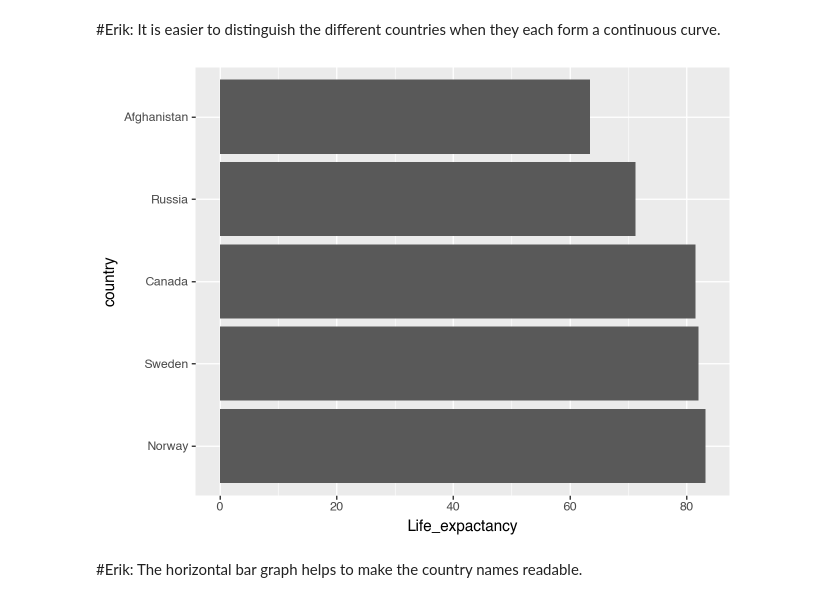
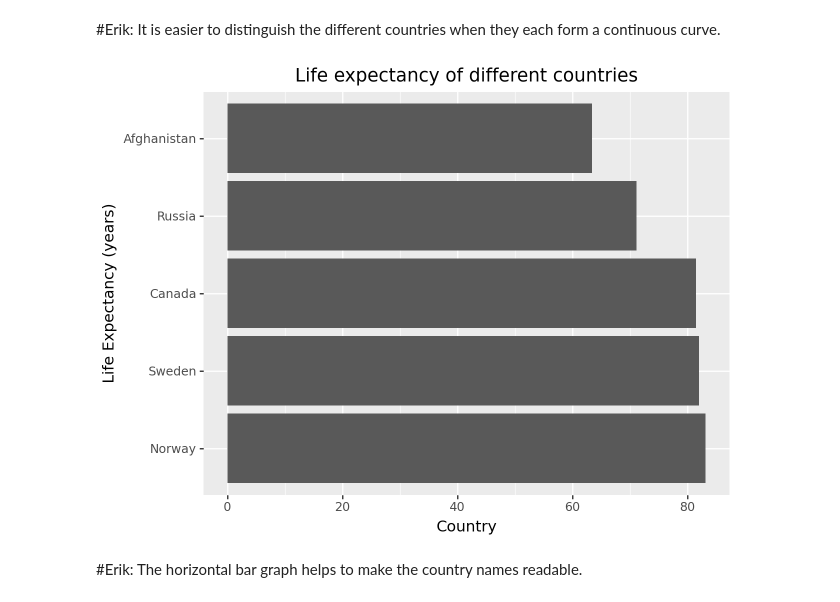
Before and after one commit to ErikDagobert/Scientific-Visualization, a Jupyter notebook: HW1/Homework1_2025.ipynb, the cells around one changed output. Cells and saved outputs as stored; diff of their text form; code cells hidden in the pictures.

```diff
--- a/HW1/Homework1_2025.ipynb
+++ b/HW1/Homework1_2025.ipynb
@@ -619,22 +608,23 @@ dataLife = dataLife[dataLife["Year"].isin(chosen_period)]
 # %%
 # Insert code here for part2
 # Erik
 
 data2020 = dataLife[dataLife["Year"].isin([2020])]
 
 cOrder = ["Norway", "Sweden", "Canada", "Russia", "Afghanistan"]
 data2020["country"] = pd.Categorical(data2020["country"], categories=cOrder, ordered=True)
 data2020.sort_values(by="country",inplace=True)
 
 (
     ggplot(data2020, aes("country", "Life_expactancy"))
         + geom_bar(stat="identity")
         + scale_fill_manual(values = cbPalette)
+        + labs(y = "Life Expectancy (years)", x= "Country", title = "Life expectancy of different countries")
         + coord_flip()
 )
 
 # Remember to print the visual
 # %% [output]
-[figure, old version]
+[figure, new version]
 # %% [markdown]
 #Erik: The horizontal bar graph helps to make the country names readable.
```
Also changed, not shown: parts of 17 cells of this notebook.
